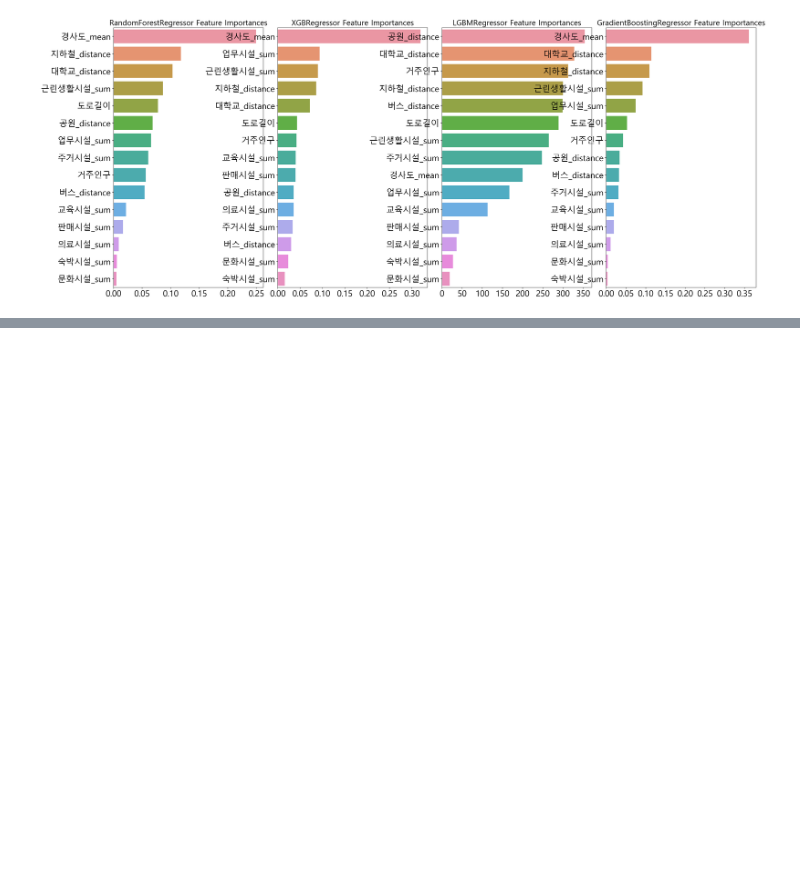
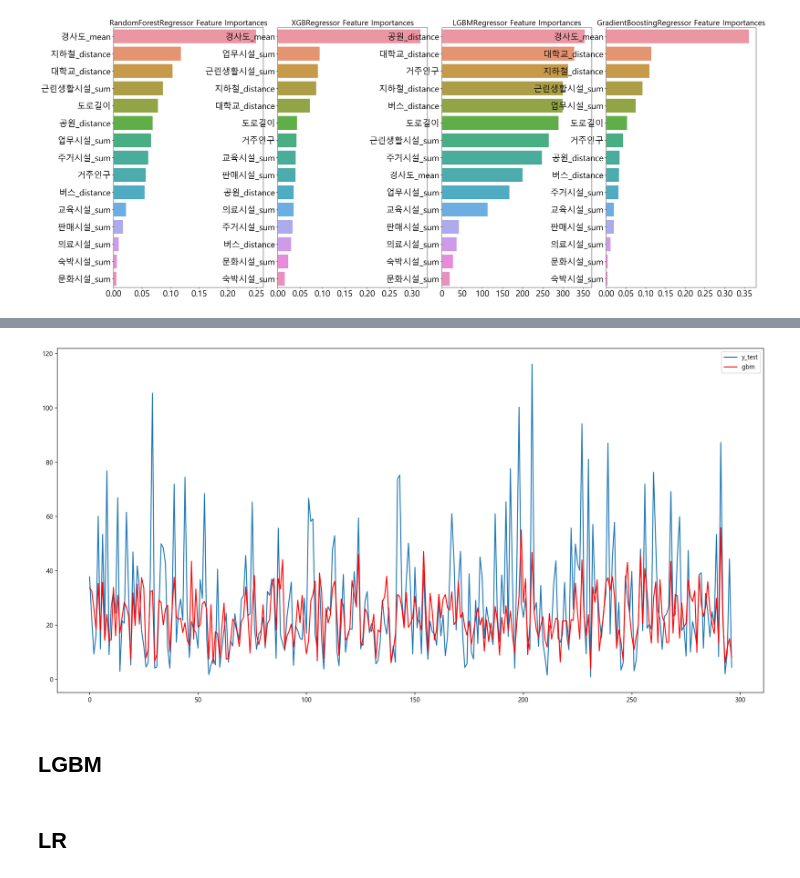
Before and after one commit to daehyun0411/IGPS, a Jupyter notebook: Modeling/LR + RF + XGB.ipynb, the cells around one changed output, grey strips where cells are left out. Saved outputs shown, nothing was run; the diff lists cells and outputs as text; code cells hidden in the pictures; blank space fills up the shorter version.

```diff
--- a/Modeling/LR + RF + XGB.ipynb
+++ b/Modeling/LR + RF + XGB.ipynb
@@ -296,5 +326,16 @@ pred_cv
+# %%
+y_test = scaler_y.inverse_transform(np.array(y_test).reshape(-1,1))
+y_test = np.expm1(y_test)
+
+pred_gbm= scaler_y.inverse_transform(np.array(pred_gbm).reshape(-1,1))
+pred_gbm = np.expm1(pred_gbm)
 # %%
 plt.figure(figsize=(20,10))
-plt.plot(y_test)
-plt.plot(pred, 'r')
-plt.plot(pred_cv, 'yellow')
+plt.plot(y_test, label='y_test')
+plt.plot(pred_gbm, 'r', label='gbm')
+plt.legend()
+plt.show()
+# %% [output]
+[figure, added]
+# %% [markdown]
+## LGBM
@@ -300,0 +345,2 @@ plt.plot(pred_cv, 'yellow')
+# %% [markdown]
+## LR
```
Also changed, not shown: parts of 34 cells of this notebook.
